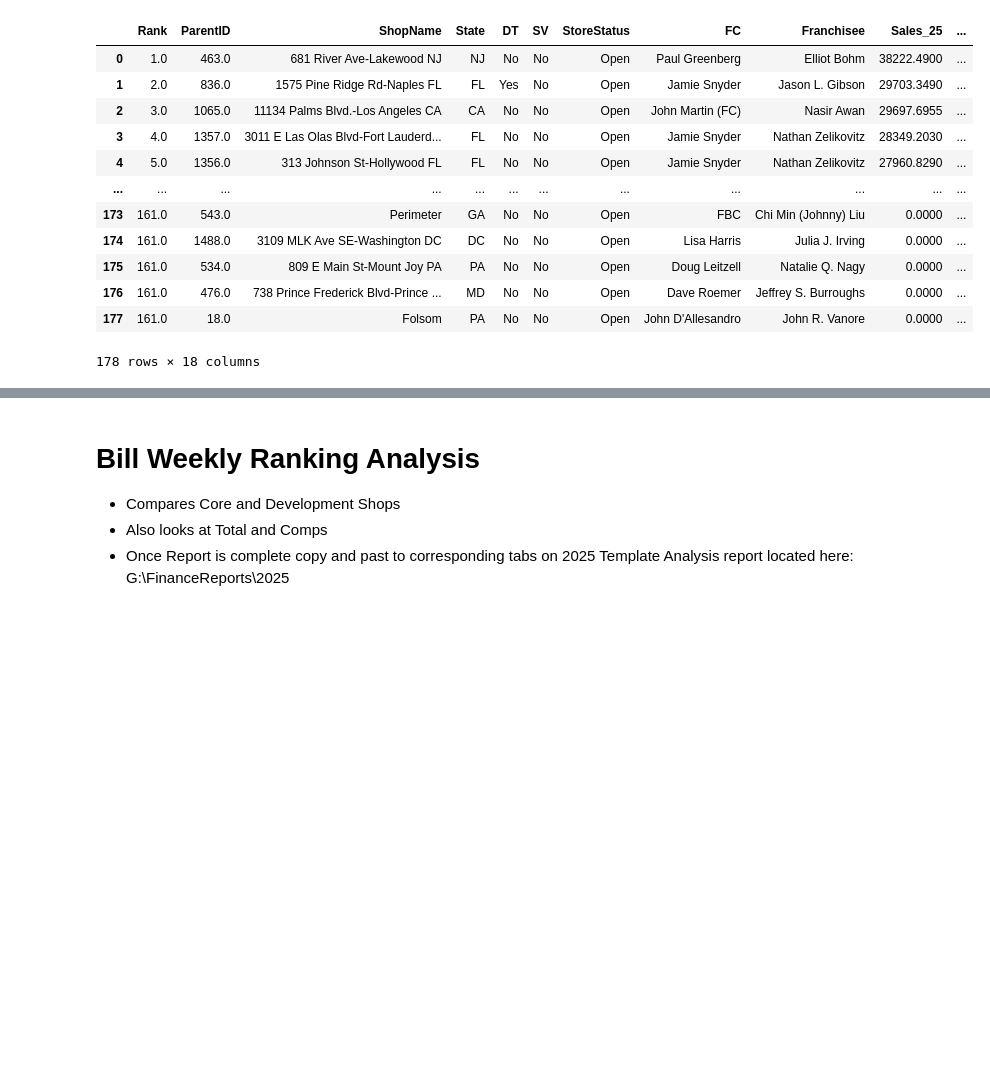
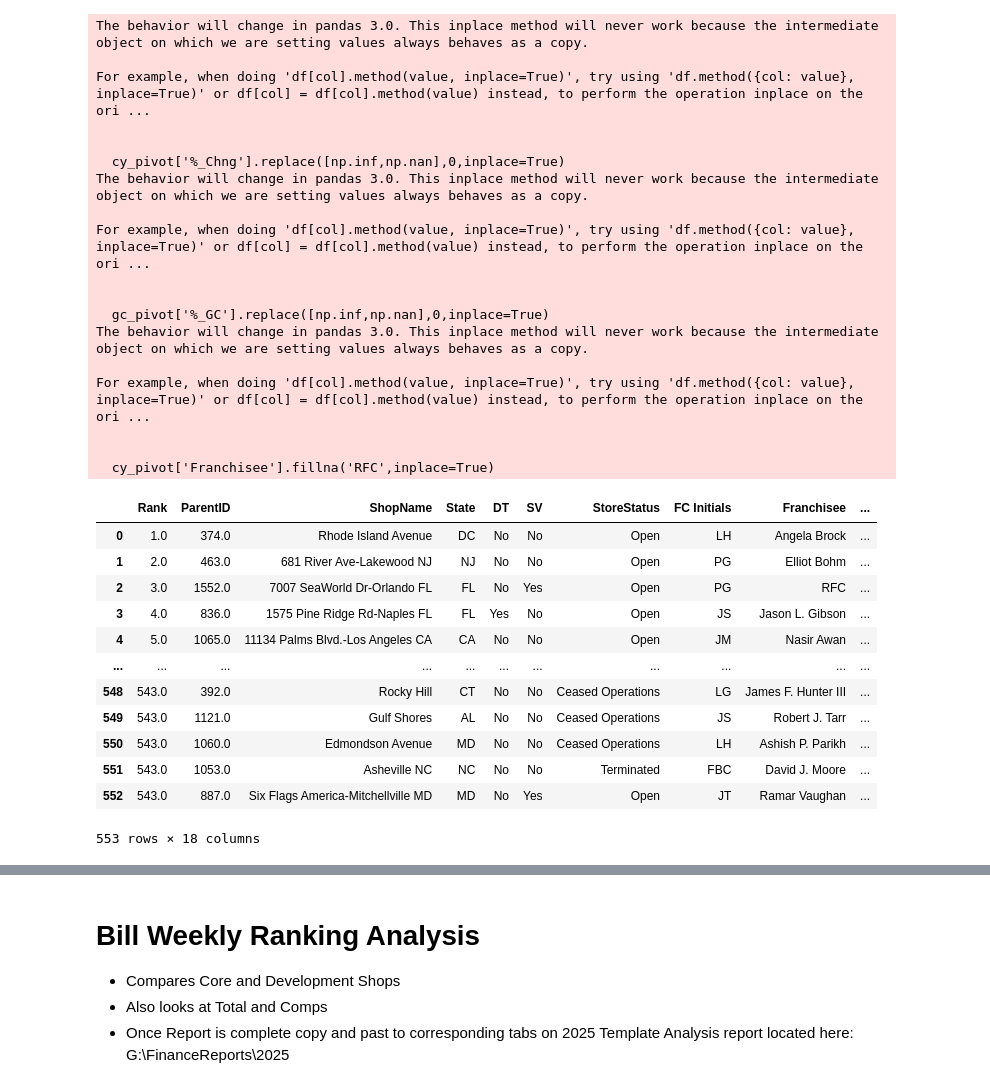
Before and after one commit to jh729670/Work, a Jupyter notebook: 2025 Sales Rank (the Real One)-checkpoint.ipynb, the cells around one changed output, grey strips where cells are left out. Saved outputs shown, nothing was run; the diff lists cells and outputs as text; code cells hidden in the pictures; blank space fills up the shorter version.

```diff
--- a/2025 Sales Rank (the Real One)-checkpoint.ipynb
+++ b/2025 Sales Rank (the Real One)-checkpoint.ipynb
@@ -183,6 +320,7 @@ testing=data3[data3.ShopID.isin(shop_list)]\
 .sort_values(by='ShopID') # Gets the unique ShopIDs from the sales data, and filters for only them in data3
 sales=sales.merge(testing[['ParentID','StoreStatus']],on='ParentID',how='left') #Merges the Store Status
 sales=sales.merge(relo[['intStoreID','DT']],on='intStoreID',how='left') #Merges the DriveThru
+sales.loc[sales.ParentID==218,'StoreStatus']='Open'
 # %%
 
 cy_sales=sales[(sales.Year==sales.Year.max())|(sales.Year==sales.Year.max()-1)]# Graps only the most recent year and the previous year
@@ -193,6 +331,6 @@ cy_sales.loc[cy_sales.StartDate=='2023-03-20','Week']=12
 cy_sales.loc[cy_sales.StartDate=='2023-03-27','Week']=13
 cy_sales.loc[cy_sales.StartDate=='2023-10-29','StartDate']='2023-10-30'
 # %%
-cy_sales=cy_sales.merge(calendar[['Week','Year','Month_Name']],on=['Week','Year'],how='left') #Adds month column to Sales
+cy_sales=cy_sales.merge(calendar[['Week','Year','Month_Name','Month']],on=['Week','Year'],how='left') #Adds month column to Sales
 cy_sales.shape
 # %% [output]
@@ -208,9 +362,13 @@ total_gc['ParentID']=total_gc.ParentID.str[-4:]
 total_gc['ParentID']=total_gc.ParentID.astype('int')
 gc_total=total_gc
 # %%
-shop_details=sales[['ParentID','ShopName','FC','Franchisee','State','DT','SV','StoreStatus']]
+shop_details=sales[['ParentID','ShopName','FC Initials','Franchisee','State','DT','SV','StoreStatus','LegacyShopType',
+                   'OpenDate','Relo Year']]
 shop_details=shop_details[~shop_details.ShopName.str.contains('Mobile|mobile')]
 shop_details.loc[shop_details.ParentID==374,'ShopName']='Rhode Island Avenue'
 shop_details=shop_details.drop_duplicates(keep='first',subset='ParentID')
 # %%
 shop_details.loc[shop_details.ParentID==1502,'StoreStatus']='Open'
+# %%
+cy_sales['Relo Year']=cy_sales['Relo Year'].fillna('')
+cy_sales
@@ -217,45 +404,63 @@ shop_details.loc[shop_details.ParentID==1502,'StoreStatus']='Open'
 # %%
 # Creates a pivot table for Year over Year sales/guest count/ Average Check comparison
 cy_pivot=cy_sales.pivot_table(index=['ParentID'],columns='Year',
                      values='SalesMny',aggfunc='sum',fill_value=0).reset_index()
 gc_pivot=gc_total.pivot_table(index='ParentID',columns='Year',
                      values='Total_GC',aggfunc='sum',fill_value=0).reset_index()
 gc_pivot=gc_pivot.iloc[:,[0,-1,1]]
 cy_pivot['%_Chng']=cy_pivot[2025].div(cy_pivot[2024])-1
 cy_pivot['%_Chng'].replace([np.inf,np.nan],0,inplace=True)
 gc_pivot['%_GC']=gc_pivot[2025].div(gc_pivot[2024])-1
 gc_pivot['%_GC'].replace([np.inf,np.nan],0,inplace=True)
 
-cy_pivot=cy_pivot.merge(shop_details[['ParentID','ShopName','FC','Franchisee','State','DT','SV','StoreStatus']],on='ParentID')
+cy_pivot=cy_pivot.merge(shop_details[['ParentID','ShopName','FC Initials','Franchisee','State','DT','SV','StoreStatus']],on='ParentID')
 cy_pivot['Rank']=cy_pivot[2025].rank(ascending=False)
 cy_pivot=cy_pivot.iloc[:,[-1,0,4,7,8,9,10,5,6,2,1,3]]
 cy_pivot.rename(columns={2025:'Sales_25',
                          2024:'Sales_24',
                         'DriveThru':'DT'},inplace=True)
 gc_pivot.rename(columns={2025:'GC_25',
                          2024:'GC_24'},inplace=True)
 cy_pivot['Franchisee'].fillna('RFC',inplace=True)
 cy_pivot=cy_pivot.sort_values(by='Sales_25',ascending=False)
 cy_pivot=cy_pivot.merge(gc_pivot,on='ParentID',how='left')
 cy_pivot['Avg_Chk_25']=cy_pivot['Sales_25']/cy_pivot['GC_25']
 cy_pivot['Avg_Chk_24']=cy_pivot['Sales_24']/cy_pivot['GC_24']
 cy_pivot['Chk_%']=cy_pivot.iloc[:,-2]/cy_pivot.iloc[:,-1]-1
 cy_pivot.replace([np.inf,np.nan],0,inplace=True)
 cy_pivot
 # %% [output]
+The behavior will change in pandas 3.0. This inplace method will never work because the intermediate object on which we are setting values always behaves as a copy.
+
+For example, when doing 'df[col].method(value, inplace=True)', try using 'df.method({col: value}, inplace=True)' or df[col] = df[col].method(value) instead, to perform the operation inplace on the ori ...
+
+
+  cy_pivot['%_Chng'].replace([np.inf,np.nan],0,inplace=True)
+The behavior will change in pandas 3.0. This inplace method will never work because the intermediate object on which we are setting values always behaves as a copy.
+
+For example, when doing 'df[col].method(value, inplace=True)', try using 'df.method({col: value}, inplace=True)' or df[col] = df[col].method(value) instead, to perform the operation inplace on the ori ...
+
+
+  gc_pivot['%_GC'].replace([np.inf,np.nan],0,inplace=True)
+The behavior will change in pandas 3.0. This inplace method will never work because the intermediate object on which we are setting values always behaves as a copy.
+
+For example, when doing 'df[col].method(value, inplace=True)', try using 'df.method({col: value}, inplace=True)' or df[col] = df[col].method(value) instead, to perform the operation inplace on the ori ...
+
+
+  cy_pivot['Franchisee'].fillna('RFC',inplace=True)
-|  | Rank | ParentID | ShopName | State | DT | SV | StoreStatus | FC | Franchisee | Sales_25 | ... |
-| 0 | 1.0 | 463.0 | 681 River Ave-Lakewood NJ | NJ | No | No | Open | Paul Greenberg | Elliot Bohm | 38222.4900 | ... |
-| 1 | 2.0 | 836.0 | 1575 Pine Ridge Rd-Naples FL | FL | Yes | No | Open | Jamie Snyder | Jason L. Gibson | 29703.3490 | ... |
-| 2 | 3.0 | 1065.0 | 11134 Palms Blvd.-Los Angeles CA | CA | No | No | Open | John Martin (FC) | Nasir Awan | 29697.6955 | ... |
-| 3 | 4.0 | 1357.0 | 3011 E Las Olas Blvd-Fort Lauderd... | FL | No | No | Open | Jamie Snyder | Nathan Zelikovitz | 28349.2030 | ... |
-| 4 | 5.0 | 1356.0 | 313 Johnson St-Hollywood FL | FL | No | No | Open | Jamie Snyder | Nathan Zelikovitz | 27960.8290 | ... |
-| ... | ... | ... | ... | ... | ... | ... | ... | ... | ... | ... | ... |
-| 173 | 161.0 | 543.0 | Perimeter | GA | No | No | Open | FBC | Chi Min (Johnny) Liu | 0.0000 | ... |
-| 174 | 161.0 | 1488.0 | 3109 MLK Ave SE-Washington DC | DC | No | No | Open | Lisa Harris | Julia J. Irving | 0.0000 | ... |
-| 175 | 161.0 | 534.0 | 809 E Main St-Mount Joy PA | PA | No | No | Open | Doug Leitzell | Natalie Q. Nagy | 0.0000 | ... |
-| 176 | 161.0 | 476.0 | 738 Prince Frederick Blvd-Prince ... | MD | No | No | Open | Dave Roemer | Jeffrey S. Burroughs | 0.0000 | ... |
-| 177 | 161.0 | 18.0 | Folsom | PA | No | No | Open | John D'Allesandro | John R. Vanore | 0.0000 | ... |
+|  | Rank | ParentID | ShopName | State | DT | SV | StoreStatus | FC Initials | Franchisee | ... |
+| 0 | 1.0 | 374.0 | Rhode Island Avenue | DC | No | No | Open | LH | Angela Brock | ... |
+| 1 | 2.0 | 463.0 | 681 River Ave-Lakewood NJ | NJ | No | No | Open | PG | Elliot Bohm | ... |
+| 2 | 3.0 | 1552.0 | 7007 SeaWorld Dr-Orlando FL | FL | No | Yes | Open | PG | RFC | ... |
+| 3 | 4.0 | 836.0 | 1575 Pine Ridge Rd-Naples FL | FL | Yes | No | Open | JS | Jason L. Gibson | ... |
+| 4 | 5.0 | 1065.0 | 11134 Palms Blvd.-Los Angeles CA | CA | No | No | Open | JM | Nasir Awan | ... |
+| ... | ... | ... | ... | ... | ... | ... | ... | ... | ... | ... |
+| 548 | 543.0 | 392.0 | Rocky Hill | CT | No | No | Ceased Operations | LG | James F. Hunter III | ... |
+| 549 | 543.0 | 1121.0 | Gulf Shores | AL | No | No | Ceased Operations | JS | Robert J. Tarr | ... |
+| 550 | 543.0 | 1060.0 | Edmondson Avenue | MD | No | No | Ceased Operations | LH | Ashish P. Parikh | ... |
+| 551 | 543.0 | 1053.0 | Asheville NC | NC | No | No | Terminated | FBC | David J. Moore | ... |
+| 552 | 543.0 | 887.0 | Six Flags America-Mitchellville MD | MD | No | Yes | Open | JT | Ramar Vaughan | ... |
-178 rows × 18 columns
+553 rows × 18 columns
 # %%
 month_name=input('Enter Month Name:') # Type the month name you would like to view
 # %% [output]
```
Also changed, not shown: parts of 107 cells of this notebook.
